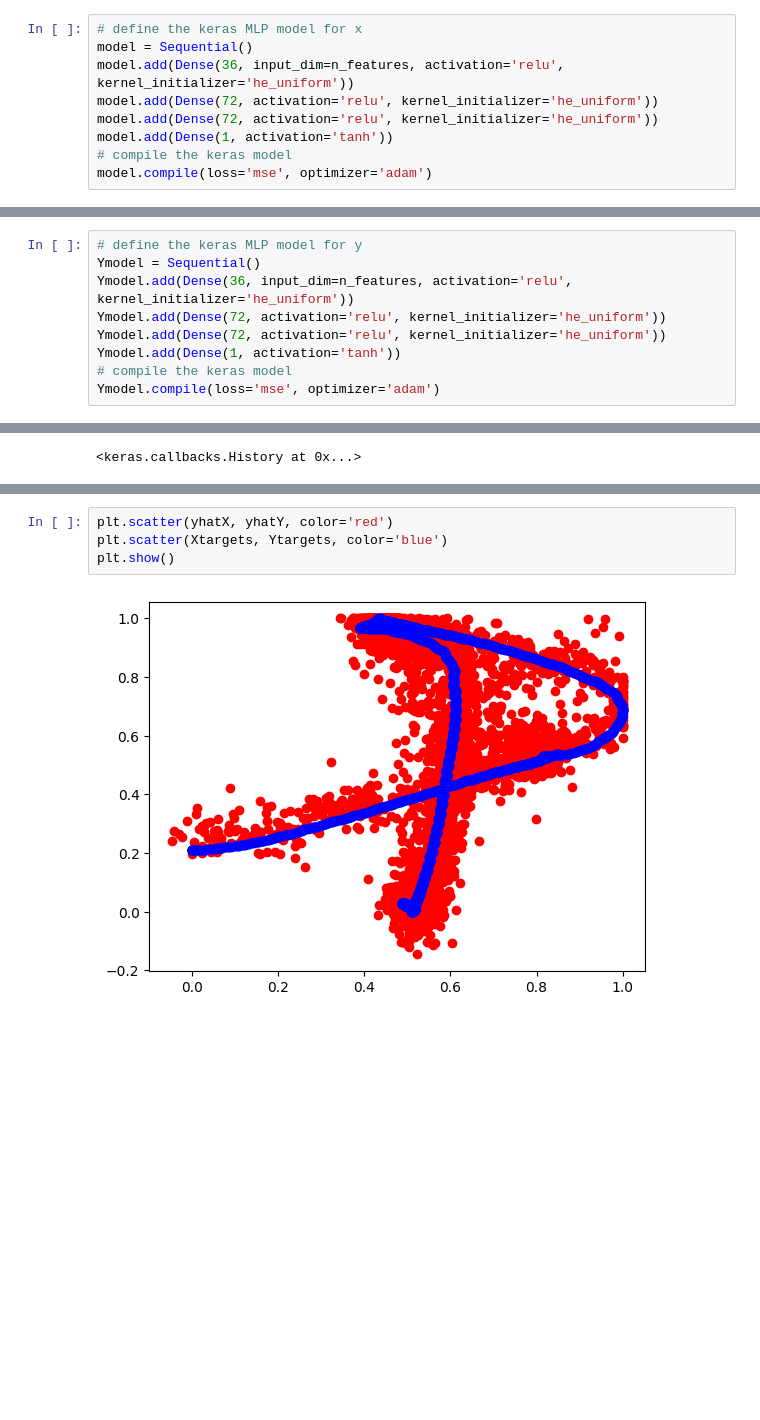
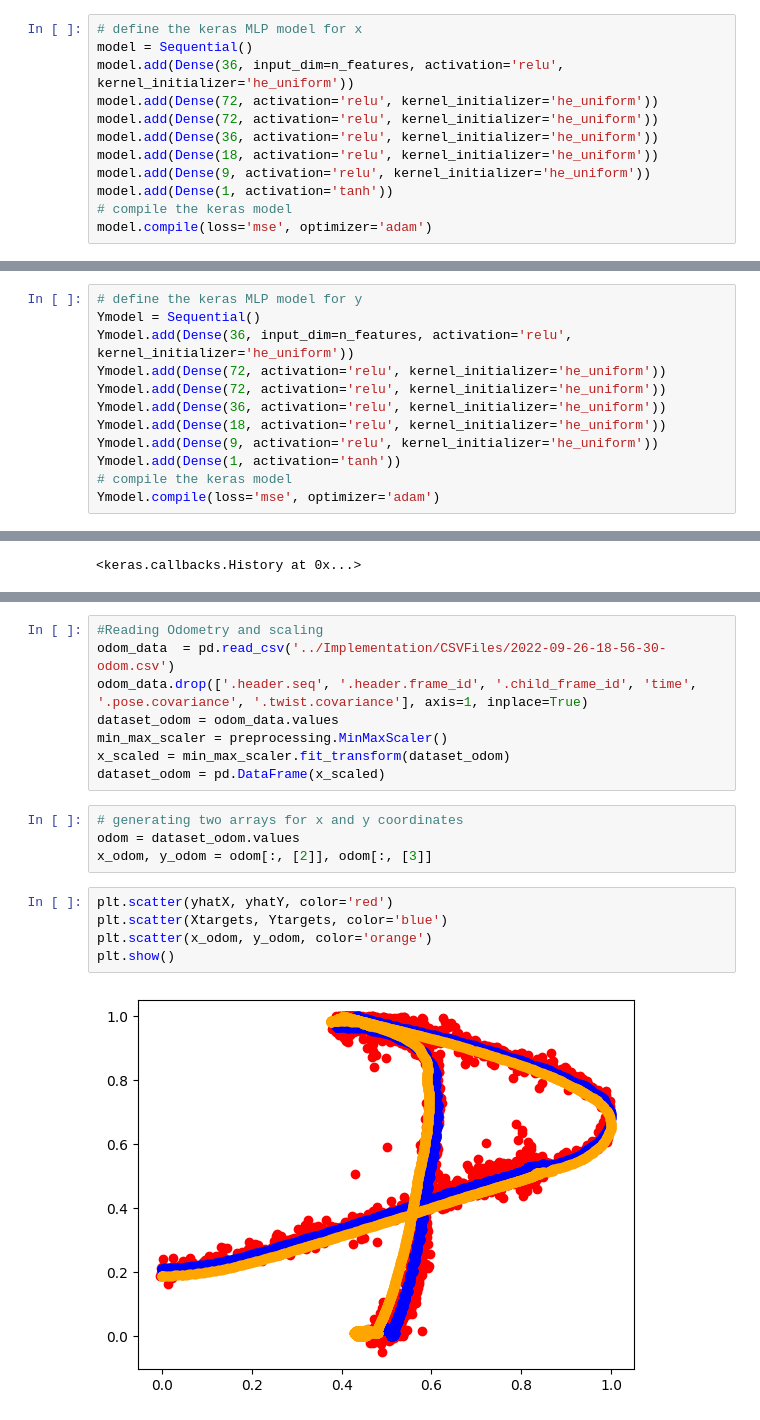
Before and after one commit to x4ahmed/quadrupedal-robot-state-estimation, a Jupyter notebook: Implementation/MLP JointStates.ipynb, the cells around one changed output, grey strips where cells are left out. Drawn from its saved outputs; the diff is of its cells as text; blank space fills up the shorter version.

Commit message:
Added more MLP dense layers

```diff
--- a/Implementation/MLP JointStates.ipynb
+++ b/Implementation/MLP JointStates.ipynb
@@ -45,6 +45,9 @@ model = Sequential()
 model.add(Dense(36, input_dim=n_features, activation='relu', kernel_initializer='he_uniform'))
 model.add(Dense(72, activation='relu', kernel_initializer='he_uniform'))
 model.add(Dense(72, activation='relu', kernel_initializer='he_uniform'))
+model.add(Dense(36, activation='relu', kernel_initializer='he_uniform'))
+model.add(Dense(18, activation='relu', kernel_initializer='he_uniform'))
+model.add(Dense(9, activation='relu', kernel_initializer='he_uniform'))
 model.add(Dense(1, activation='tanh'))
 # compile the keras model
 model.compile(loss='mse', optimizer='adam')
@@ -94,6 +97,9 @@ Ymodel = Sequential()
 Ymodel.add(Dense(36, input_dim=n_features, activation='relu', kernel_initializer='he_uniform'))
 Ymodel.add(Dense(72, activation='relu', kernel_initializer='he_uniform'))
 Ymodel.add(Dense(72, activation='relu', kernel_initializer='he_uniform'))
+Ymodel.add(Dense(36, activation='relu', kernel_initializer='he_uniform'))
+Ymodel.add(Dense(18, activation='relu', kernel_initializer='he_uniform'))
+Ymodel.add(Dense(9, activation='relu', kernel_initializer='he_uniform'))
 Ymodel.add(Dense(1, activation='tanh'))
 # compile the keras model
 Ymodel.compile(loss='mse', optimizer='adam')
@@ -111,6 +117,19 @@ MAE: 0.052
+# %%
+#Reading Odometry and scaling
+odom_data  = pd.read_csv('../Implementation/CSVFiles/2022-09-26-18-56-30-odom.csv')
+odom_data.drop(['.header.seq', '.header.frame_id', '.child_frame_id', 'time', '.pose.covariance', '.twist.covariance'], axis=1, inplace=True)
+dataset_odom = odom_data.values
+min_max_scaler = preprocessing.MinMaxScaler()
+x_scaled = min_max_scaler.fit_transform(dataset_odom)
+dataset_odom = pd.DataFrame(x_scaled)
+# %%
+# generating two arrays for x and y coordinates
+odom = dataset_odom.values
+x_odom, y_odom = odom[:, [2]], odom[:, [3]]
 # %%
 plt.scatter(yhatX, yhatY, color='red')
 plt.scatter(Xtargets, Ytargets, color='blue')
+plt.scatter(x_odom, y_odom, color='orange')
 plt.show()
 # %% [output]
-[figure, old version]
+[figure, new version]
```
Also changed, not shown: parts of 2 cells of this notebook.
